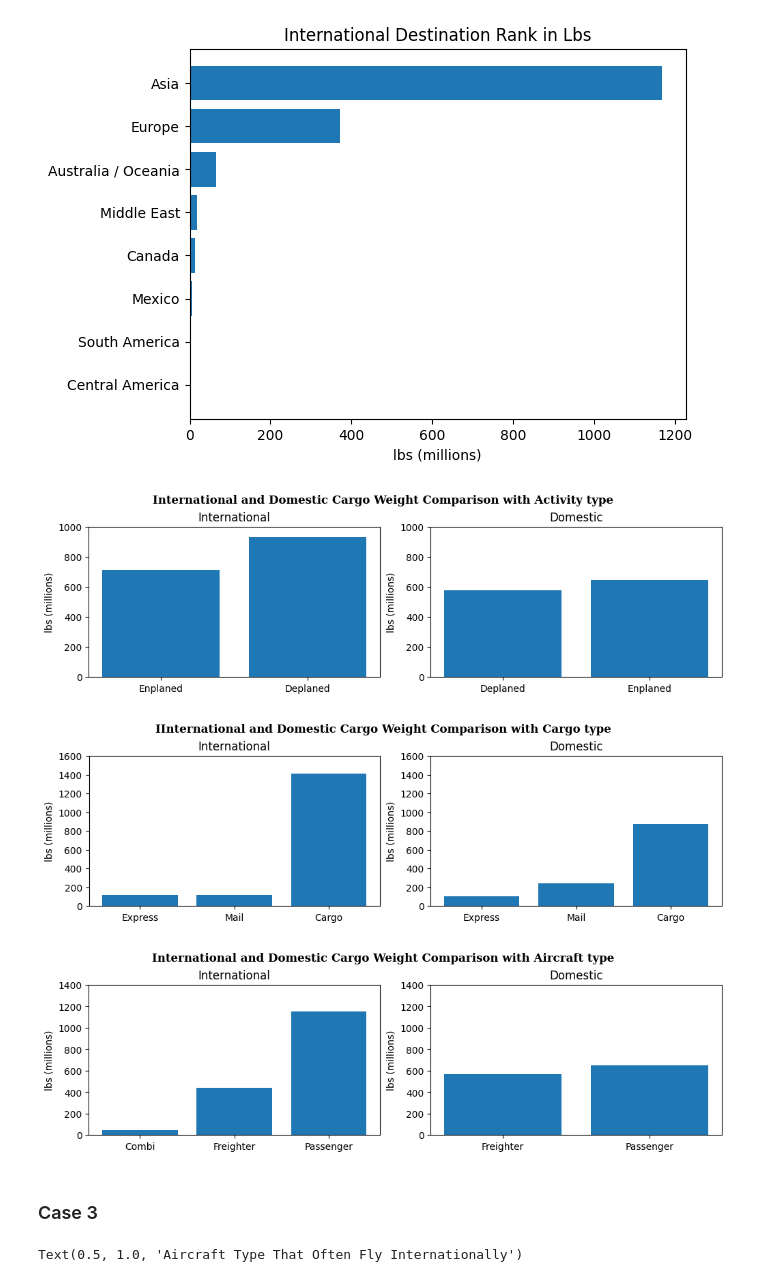
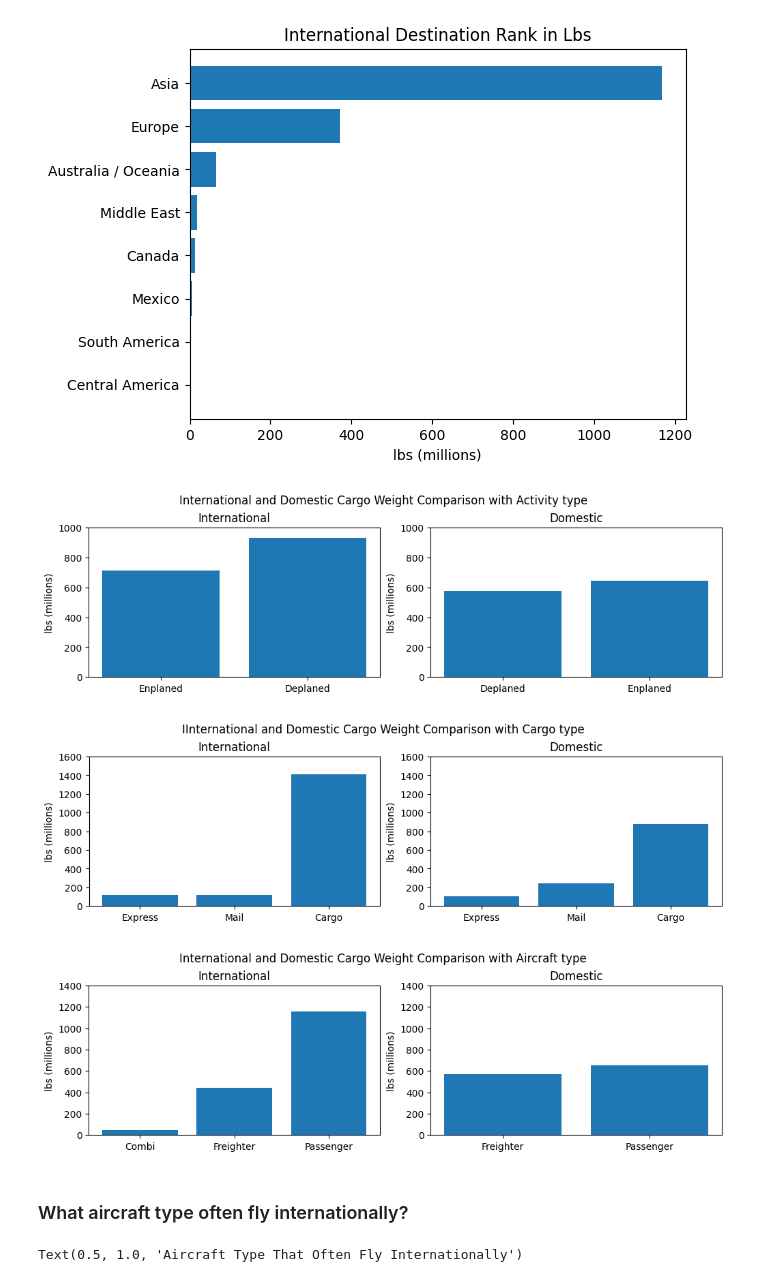
Before and after one commit to ikhsan-muhammad/p01-airplane_cargo, a Jupyter notebook: p01-airplane-cargo.ipynb, the cells around one changed output. Drawn from its saved outputs; the diff is of its cells as text; code cells hidden in the pictures.

```diff
--- a/p01-airplane-cargo.ipynb
+++ b/p01-airplane-cargo.ipynb
@@ -399,22 +437,22 @@ Text(0.5, 1.0, 'International Destination Rank in Lbs')
 # %%
 
 fig2, ax2 = plt.subplots(1, 2, figsize=(10,3), layout='constrained')
-fig2.suptitle('International and Domestic Cargo Weight Comparison with Activity type', fontweight='bold', fontfamily='serif', fontsize=12)
+fig2.suptitle('International and Domestic Cargo Weight Comparison with Activity type')
 
 ax2[0].bar(inter_dist1.index, inter_dist1.values)
 ax2[0].set_title('International')
 ax2[1].bar(domestic_dist1.index, domestic_dist1.values)
 ax2[1].set_title('Domestic')
 
 
 for i in range(2):
     ax2[i].set_yticks(np.arange(0, 1001, 200))
     ax2[i].set_ylabel('lbs (millions)')
 # %% [output]
-[figure, old version]
+[figure, new version]
 # %%
 fig3, ax3 = plt.subplots(1, 2, figsize=(10,3), layout='constrained')
-fig3.suptitle('IInternational and Domestic Cargo Weight Comparison with Cargo type', fontweight='bold', fontfamily='serif', fontsize=12)
+fig3.suptitle('IInternational and Domestic Cargo Weight Comparison with Cargo type')
 
 ax3[0].bar(inter_dist2.index, inter_dist2.values)
 ax3[0].set_title('International')
@@ -425,10 +463,10 @@ for i in range(2):
     ax3[i].set_yticks(np.arange(0, 1601, 200))
     ax3[i].set_ylabel('lbs (millions)')
 # %% [output]
-[figure, old version]
+[figure, new version]
 # %%
 fig4, ax4 = plt.subplots(1, 2, figsize=(10,3), layout='constrained')
-fig4.suptitle('International and Domestic Cargo Weight Comparison with Aircraft type', fontweight='bold', fontfamily='serif', fontsize=12)
+fig4.suptitle('International and Domestic Cargo Weight Comparison with Aircraft type')
 
 ax4[0].bar(inter_dist3.index, inter_dist3.values)
 ax4[0].set_title('International')
@@ -439,9 +477,9 @@ for i in range(2):
     ax4[i].set_yticks(np.arange(0, 1401, 200))
     ax4[i].set_ylabel('lbs (millions)')
 # %% [output]
-[figure, old version]
+[figure, new version]
 # %% [markdown]
-### Case 3
+### What aircraft type often fly internationally?
 # %%
 # aircraft type often fly internationaly
 
```
Also changed, not shown: parts of 7 cells of this notebook.
